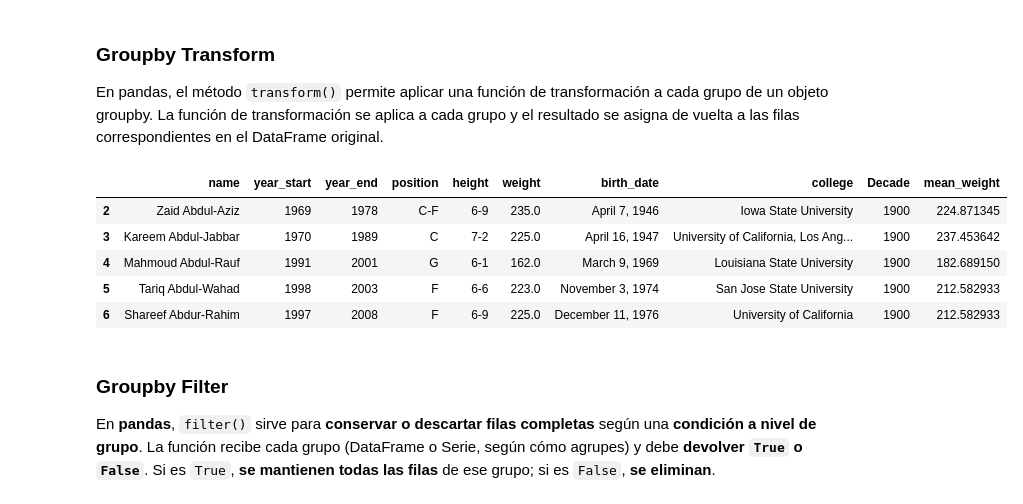
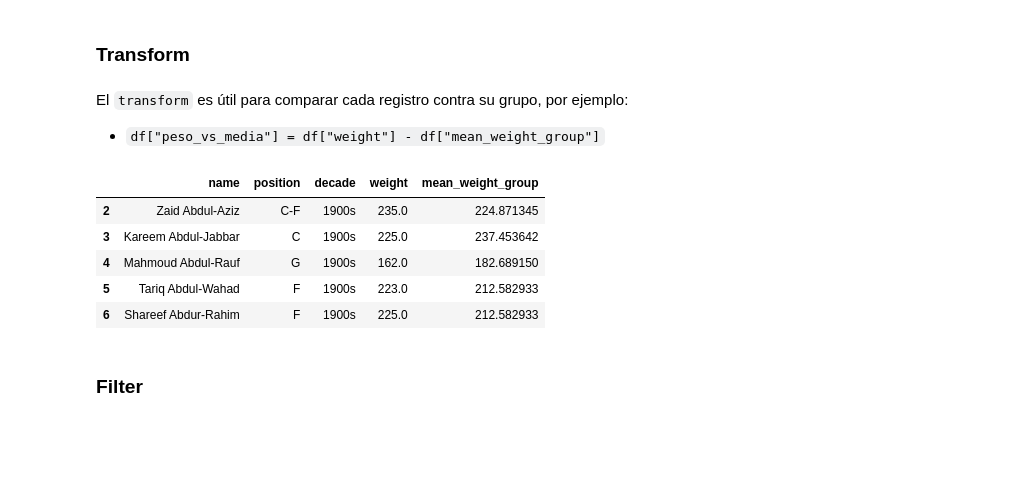
Before and after one commit to fralfaro/MAT281, a Jupyter notebook: docs/lectures/data_manipulation/pd_01b.ipynb, the cells around one changed output. Drawn from its saved outputs; the diff is of its cells as text; code cells hidden in the pictures; blank space fills up the shorter version.

Commit message:
update pandas 2

```diff
--- a/docs/lectures/data_manipulation/pd_01b.ipynb
+++ b/docs/lectures/data_manipulation/pd_01b.ipynb
@@ -5,0 +19,11 @@
+# %%
+import pandas as pd
+import numpy as np
+import seaborn as sns
+import matplotlib.pyplot as plt
+
+# Dataset NBA Players
+path = "https://raw.githubusercontent.com/fralfaro/MAT281/main/docs/lectures/data_manipulation/data/player_info.csv"
+df = pd.read_csv(path).dropna()
+df["decade"] = df["year_start"].apply(lambda x: "2000s" if x >= 2000 else "1900s")
+df.head()
@@ -33,6 +65,0 @@ import numpy as np
-# %%
-# cargar datos
-path = 'https://raw.githubusercontent.com/fralfaro/MAT281/main/docs/lectures/data_manipulation/data/player_info.csv'
-df = pd.read_csv(path, sep="," ).dropna()
-df['Decade'] = df['year_start'].apply(lambda x: '2000' if x>=2000 else '1900')
-df.head()
@@ -128,21 +118,21 @@ dtype: float64
 # %% [markdown]
-### Groupby Transform
-
-En pandas, el método `transform()` permite aplicar una función de transformación a cada grupo de un objeto groupby. La función de transformación se aplica a cada grupo y el resultado se asigna de vuelta a las filas correspondientes en el DataFrame original.
+###  Transform
+# %% [markdown]
+
+ El `transform` es útil para comparar cada registro contra su grupo,
+por ejemplo:
+ - `df["peso_vs_media"] = df["weight"] - df["mean_weight_group"]`
 # %%
-# Agrega una columna con el promedio de peso por década y posición
-df['mean_weight'] = df.groupby(['Decade','position'])['weight'].transform('mean')
-df.head()
+# Agrega la media del grupo como nueva columna (mantiene el índice original)
+df["mean_weight_group"] = df.groupby(["decade", "position"])["weight"].transform("mean")
+df[["name", "position", "decade", "weight", "mean_weight_group"]].head()
 # %% [output]
-|  | name | year_start | year_end | position | height | weight | birth_date | college | Decade | mean_weight |
-| 2 | Zaid Abdul-Aziz | 1969 | 1978 | C-F | 6-9 | 235.0 | April 7, 1946 | Iowa State University | 1900 | 224.871345 |
-| 3 | Kareem Abdul-Jabbar | 1970 | 1989 | C | 7-2 | 225.0 | April 16, 1947 | University of California, Los Ang... | 1900 | 237.453642 |
-| 4 | Mahmoud Abdul-Rauf | 1991 | 2001 | G | 6-1 | 162.0 | March 9, 1969 | Louisiana State University | 1900 | 182.689150 |
-| 5 | Tariq Abdul-Wahad | 1998 | 2003 | F | 6-6 | 223.0 | November 3, 1974 | San Jose State University | 1900 | 212.582933 |
-| 6 | Shareef Abdur-Rahim | 1997 | 2008 | F | 6-9 | 225.0 | December 11, 1976 | University of California | 1900 | 212.582933 |
+|  | name | position | decade | weight | mean_weight_group |
+| 2 | Zaid Abdul-Aziz | C-F | 1900s | 235.0 | 224.871345 |
+| 3 | Kareem Abdul-Jabbar | C | 1900s | 225.0 | 237.453642 |
+| 4 | Mahmoud Abdul-Rauf | G | 1900s | 162.0 | 182.689150 |
+| 5 | Tariq Abdul-Wahad | F | 1900s | 223.0 | 212.582933 |
+| 6 | Shareef Abdur-Rahim | F | 1900s | 225.0 | 212.582933 |
 # %% [markdown]
-### Groupby Filter
-
-En **pandas**, `filter()` sirve para **conservar o descartar filas completas** según una **condición a nivel de grupo**. La función recibe cada grupo (DataFrame o Serie, según cómo agrupes) y debe **devolver `True` o `False`**.
-Si es `True`, **se mantienen todas las filas** de ese grupo; si es `False`, **se eliminan**.
+###  Filter
 # %%
```
Also changed, not shown: parts of 50 cells of this notebook, 1 other file.
